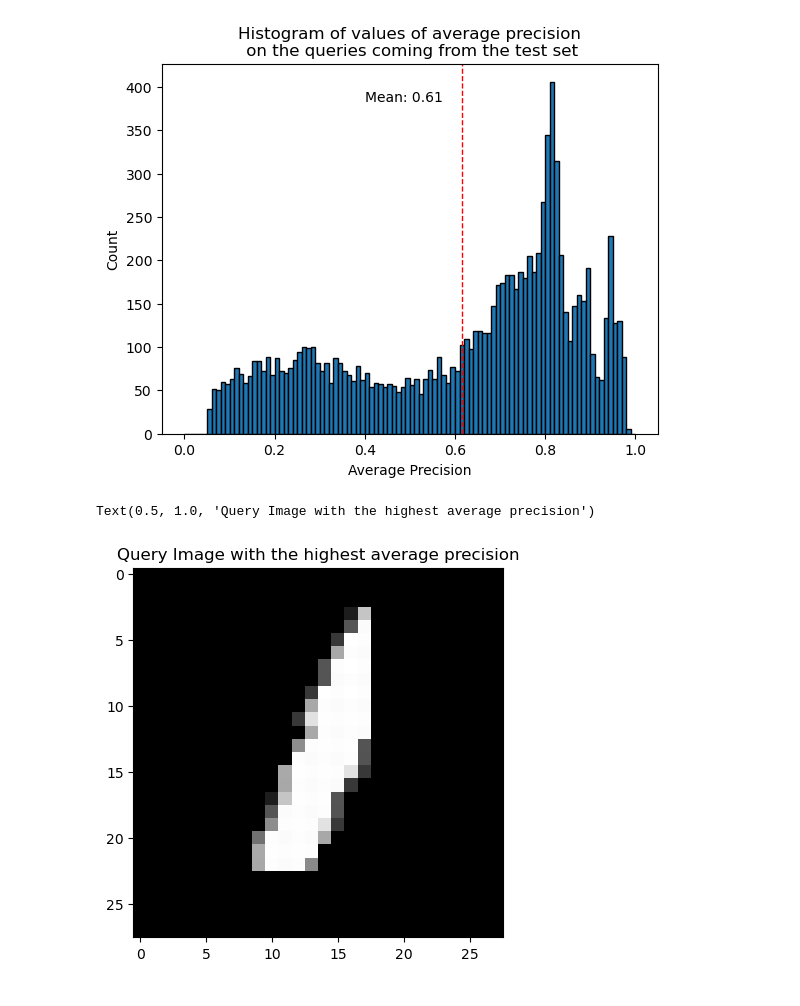
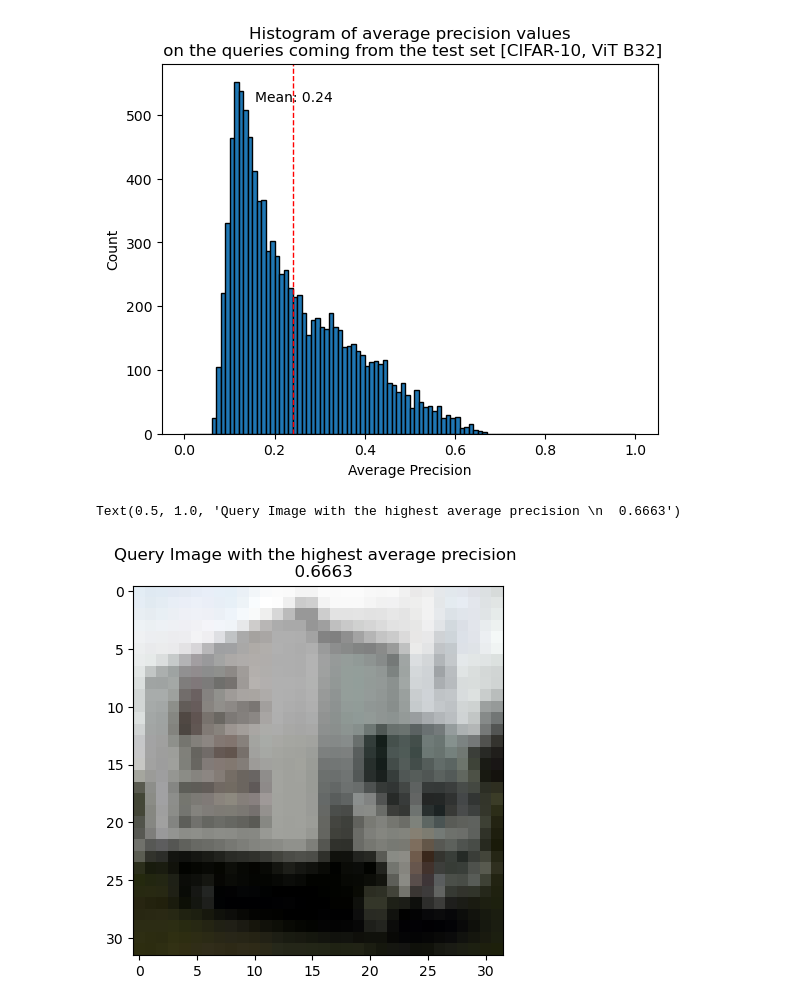
Before and after one commit to danilodjor/image-retrieval-using-transformers, a Jupyter notebook: query_test_cifar10.ipynb, the cells around one changed output. Saved outputs shown, nothing was run; the diff lists cells and outputs as text; code cells hidden in the pictures.

```diff
--- a/query_test_cifar10.ipynb
+++ b/query_test_cifar10.ipynb
@@ -53,7 +69,7 @@ num_images_test = len(database_test_df)
 #     database_matrix.append(database_train_df.iloc[i]['feature'])
 # database_matrix = torch.stack(database_matrix)
 
-database_matrix = torch.stack(tuple(database_train_df['feature']))
+database_matrix = np.stack(tuple(database_train_df['vit_b_32']))
 # %%
 # Testing of the system on 5 random queries, with top-3 results taken into consideration
 num_runs = 10
@@ -98,19 +124,0 @@ plt.imshow(big_grid.permute(1,2,0))
-# %%
-# Calculating the MAP: (This cell is an old approach - it's manual, does not work well, accurate and is not efficient space-wise)
-# Requires first calculating the match scores, sorting them, and then returning the order of the indices according to the highest scores.
-# Indices are then also transformed into corresponding label list, with each entry corresponsing to the class that each index from the list belongs to.
-# List is also turned into a binary vector sorted_relevant_docs, with 1 being on positions of relevant images for the given query, and 0 otherwise.
-
-# UPDATED: If using RetrevalMAP from torchmetrics, there is no need to sort the scores. The only thing needed to evaluate the MAP of a retrieval system
-# is to calculate the match_scores for each query, stack them, make corresponding query vectors (basically assign a number to each query), and binary
-# vectors that tell us which query entry is the correct one (True/False vector).
-
-match_scores = database_matrix @ query_ftrs
-sorted_scores, sorted_ind = torch.sort(match_scores, descending=True)
-
-sorted_labels = database_train_df['label'][sorted_ind.numpy()]
-for i, item in enumerate(sorted_labels):
-    sorted_labels[i] = sorted_labels[i].item()
-
-sorted_labels = sorted_labels.to_numpy()
-sorted_relevant_docs = torch.Tensor(sorted_labels.astype(int)) == query_label
@@ -184,17 +126,18 @@ tensor(0.5417)
 # Calculate the average precision for each query in the test set and save in a tensor for further analysis
 ap_test_set = torch.zeros(num_images_test)
 
+database_labels = torch.tensor(database_train_df['label'])
+
 for i in tqdm(range(num_images_test)):
     query_img = database_test_df.iloc[i]['image']#.unflatten(0, unflatten_shape)
-    query_ftrs = database_test_df.iloc[i]['feature']
+    query_ftrs = database_test_df.iloc[i]['vit_b_32']
     query_label = database_test_df.iloc[i]['label']
 
-    database_labels = torch.tensor(database_train_df['label'])
     target = torch.where(database_labels == query_label, True, False)
 
     # Multiply the database matrix and the query feature vector
     preds = database_matrix @ query_ftrs
 
-    ap_test_set[i] = retrieval_average_precision(preds, target)
+    ap_test_set[i] = retrieval_average_precision(torch.tensor(preds), target)
 # %%
 # Save the average precision for all queries from the test set, for easier access and analysis
@@ -202,29 +145,29 @@ torch.save(ap_test_set, model_folder + 'avg_precision_test_set.pkl')
 # %%
 # Plot the histogram of average precisions:
-reuslt = plt.hist(ap_test_set.numpy(), bins=100, range=(0,1), edgecolor='k')
+result = plt.hist(ap_test_set.numpy(), bins=100, range=(0,1), edgecolor='k')
 plt.xlabel('Average Precision')
 plt.ylabel('Count')
-plt.title('Histogram of values of average precision\n on the queries coming from the test set')
+plt.title('Histogram of average precision values\n on the queries coming from the test set [CIFAR-10, ViT B32]')
 plt.axvline(ap_test_set.mean(), color='r', linestyle='dashed', linewidth=1)
 
 min_ylim, max_ylim = plt.ylim()
 plt.text(ap_test_set.mean()*0.65, max_ylim*0.9, 'Mean: {:.2f}'.format(ap_test_set.mean()))
-plt.savefig(model_folder+'histogram_of_precisions.png', dpi=300)
+plt.savefig(img_save_folder+'histogram_of_precisions_vit_b32.png', dpi=300)
 # %% [output]
-[figure, old version]
+[figure, new version]
 # %%
 # Plot the image that achieved the highest average precision
 max_ap = ap_test_set.max()
 max_idx = ap_test_set.argmax()
 
 best_query_img = database_test_df.iloc[max_idx.item()]['image']
 best_query_label = database_test_df.iloc[max_idx.item()]['label']
 
-plt.imshow(best_query_img[0], cmap='gray')
-plt.title('Query Image with the highest average precision')
+plt.imshow((best_query_img.permute(1,2,0) - best_query_img.min()) / np.ptp(best_query_img))
+plt.title(f'Query Image with the highest average precision \n {max_ap: .4f}')
 # %% [output]
-Text(0.5, 1.0, 'Query Image with the highest average precision')
+Text(0.5, 1.0, 'Query Image with the highest average precision \n  0.6663')
-[figure, old version]
+[figure, new version]
 # %%
 # Plot the image that achieved the lowest average precision
 min_ap = ap_test_set.min()
```
Also changed, not shown: parts of 10 cells of this notebook, 1 other file.
